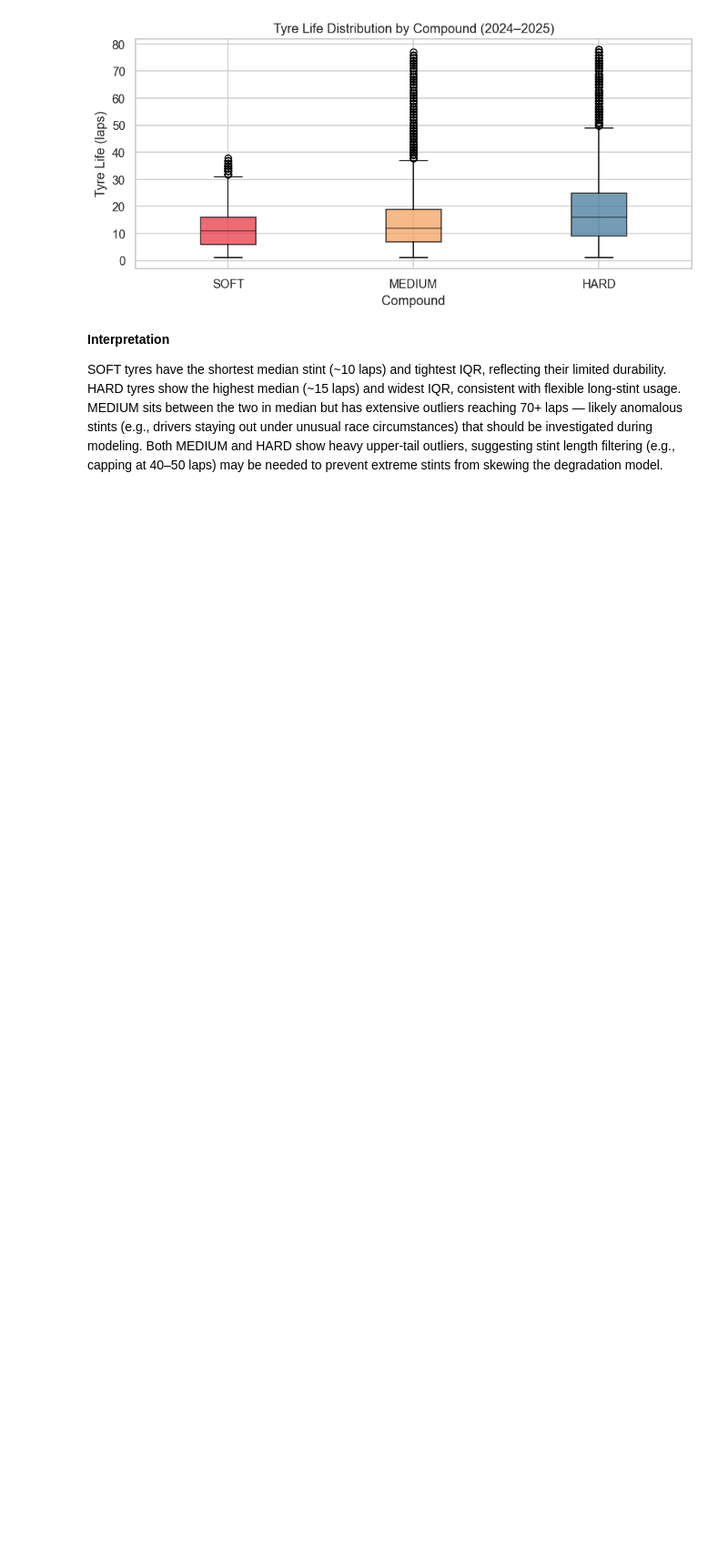
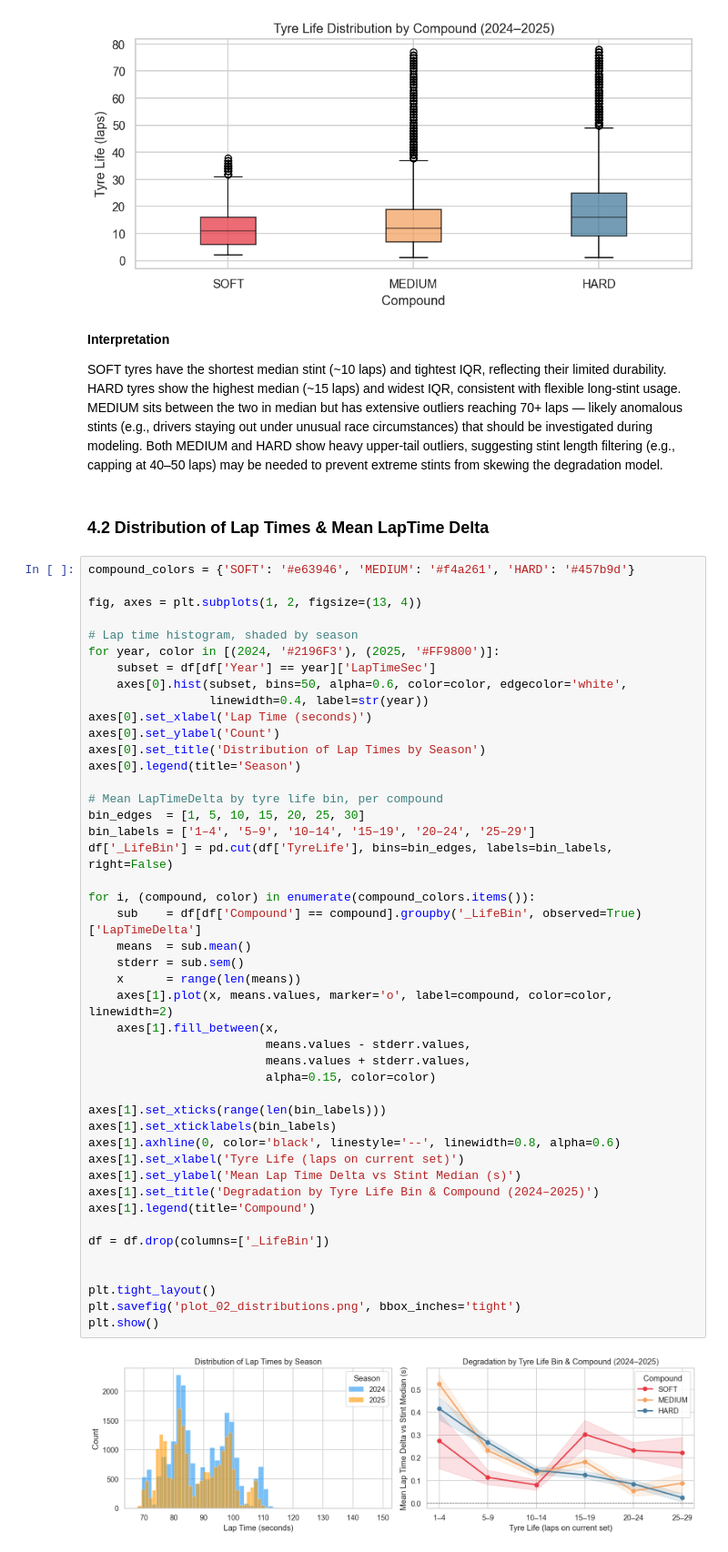
Before and after one commit to mikerapid/enai603-f1, a Jupyter notebook: f1_tyre.ipynb, the cells around one changed output. Shown at 91% size. Cells and saved outputs as stored; diff of their text form; blank space fills up the shorter version.

```diff
--- a/f1_tyre.ipynb
+++ b/f1_tyre.ipynb
@@ -245,3 +333,52 @@ plt.show()
 **Interpretation**
 
 SOFT tyres have the shortest median stint (~10 laps) and tightest IQR, reflecting their limited durability. HARD tyres show the highest median (~15 laps) and widest IQR, consistent with flexible long-stint usage. MEDIUM sits between the two in median but has extensive outliers reaching 70+ laps — likely anomalous stints (e.g., drivers staying out under unusual race circumstances) that should be investigated during modeling. Both MEDIUM and HARD show heavy upper-tail outliers, suggesting stint length filtering (e.g., capping at 40–50 laps) may be needed to prevent extreme stints from skewing the degradation model.
+# %% [markdown]
+### 4.2 Distribution of Lap Times & Mean LapTime Delta
+# %%
+compound_colors = {'SOFT': '#e63946', 'MEDIUM': '#f4a261', 'HARD': '#457b9d'}
+
+fig, axes = plt.subplots(1, 2, figsize=(13, 4))
+
+# Lap time histogram, shaded by season
+for year, color in [(2024, '#2196F3'), (2025, '#FF9800')]:
+    subset = df[df['Year'] == year]['LapTimeSec']
+    axes[0].hist(subset, bins=50, alpha=0.6, color=color, edgecolor='white',
+                 linewidth=0.4, label=str(year))
+axes[0].set_xlabel('Lap Time (seconds)')
+axes[0].set_ylabel('Count')
+axes[0].set_title('Distribution of Lap Times by Season')
+axes[0].legend(title='Season')
+
+# Mean LapTimeDelta by tyre life bin, per compound
+bin_edges  = [1, 5, 10, 15, 20, 25, 30]
+bin_labels = ['1–4', '5–9', '10–14', '15–19', '20–24', '25–29']
+df['_LifeBin'] = pd.cut(df['TyreLife'], bins=bin_edges, labels=bin_labels, right=False)
+
+for i, (compound, color) in enumerate(compound_colors.items()):
+    sub    = df[df['Compound'] == compound].groupby('_LifeBin', observed=True)['LapTimeDelta']
+    means  = sub.mean()
+    stderr = sub.sem()
+    x      = range(len(means))
+    axes[1].plot(x, means.values, marker='o', label=compound, color=color, linewidth=2)
+    axes[1].fill_between(x,
+                         means.values - stderr.values,
+                         means.values + stderr.values,
+                         alpha=0.15, color=color)
+
+axes[1].set_xticks(range(len(bin_labels)))
+axes[1].set_xticklabels(bin_labels)
+axes[1].axhline(0, color='black', linestyle='--', linewidth=0.8, alpha=0.6)
+axes[1].set_xlabel('Tyre Life (laps on current set)')
+axes[1].set_ylabel('Mean Lap Time Delta vs Stint Median (s)')
+axes[1].set_title('Degradation by Tyre Life Bin & Compound (2024–2025)')
+axes[1].legend(title='Compound')
+
+df = df.drop(columns=['_LifeBin'])
+
+
+plt.tight_layout()
+plt.savefig('plot_02_distributions.png', bbox_inches='tight')
+plt.show()
+# %% [output]
+[figure, added]
```
Also changed, not shown: parts of 15 cells of this notebook, 11 other files.
